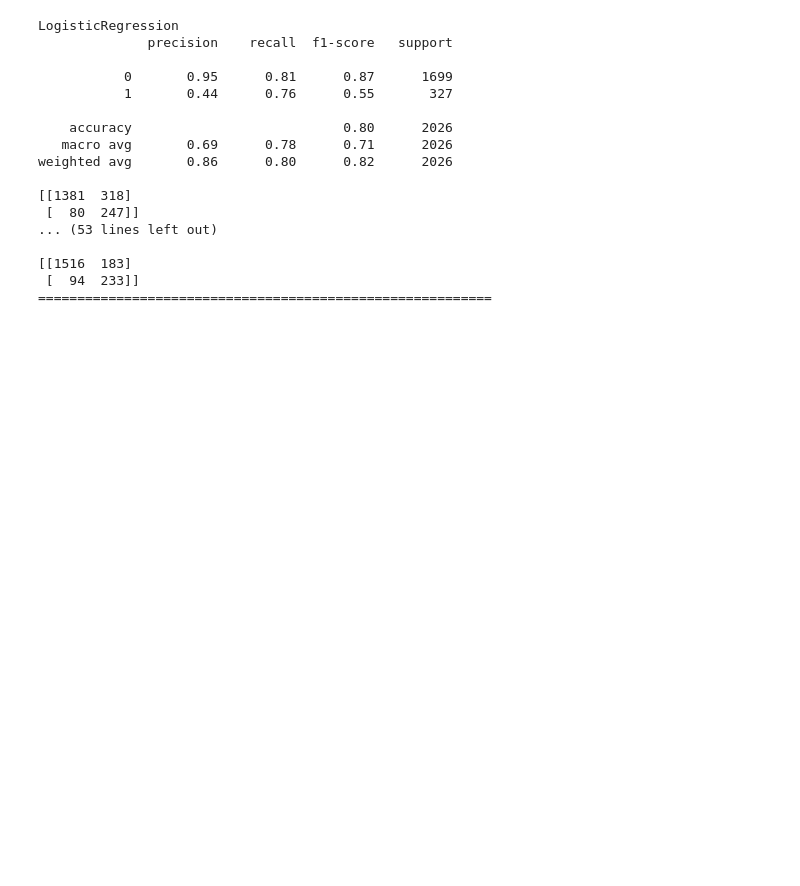
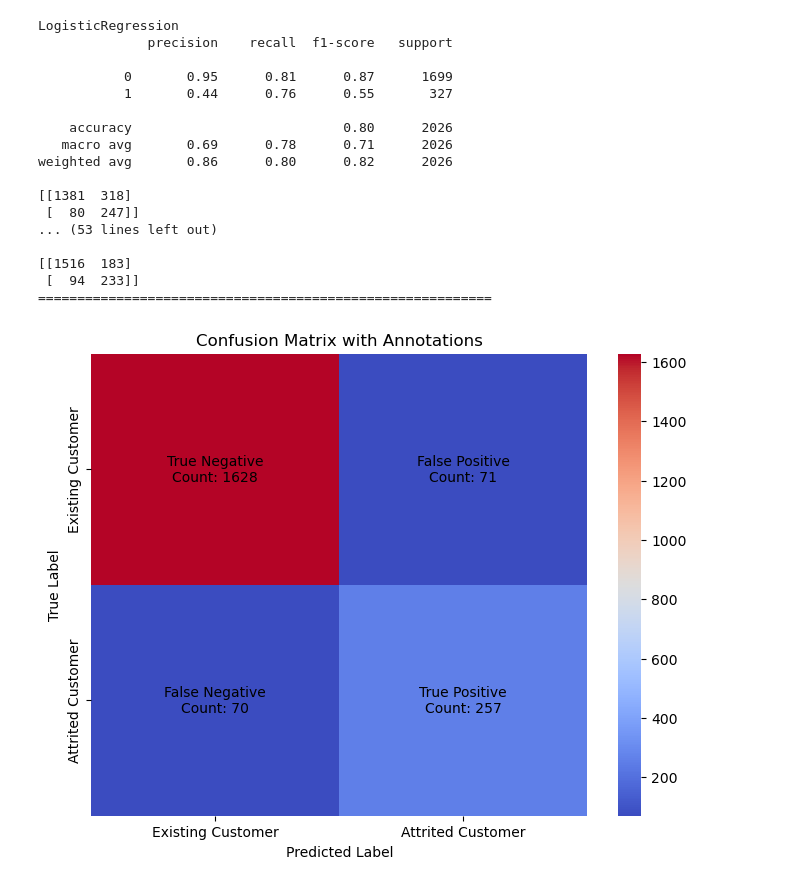
Before and after one commit to tnbsuntae/Credit_Card_Churn_Project, a Jupyter notebook: project.ipynb, the cells around one changed output. Saved outputs shown, nothing was run; the diff lists cells and outputs as text; code cells hidden in the pictures; blank space fills up the shorter version.

```diff
--- a/project.ipynb
+++ b/project.ipynb
@@ -631,3 +625,26 @@ weighted avg       0.86      0.80      0.82      2026
 [[1516  183]
  [  94  233]]
 ==========================================================
+# %%
+cm = confusion_matrix(y_test, y_pred)
+
+labels = ['Existing Customer', 'Attrited Customer']
+
+annotations = np.array([['True Negative', 'False Positive'],
+                        ['False Negative', 'True Positive']])
+
+plt.figure(figsize=(8, 6))
+ax = sns.heatmap(cm, annot=False, fmt='d', cmap='coolwarm', cbar=True, xticklabels=labels, yticklabels=labels)
+
+for i in range(cm.shape[0]):
+    for j in range(cm.shape[1]):
+        text = annotations[i, j] + f"\nCount: {cm[i, j]}"
+        ax.text(j + 0.5, i + 0.5, text, ha='center', va='center', color='black')
+
+plt.title('Confusion Matrix with Annotations')
+plt.xlabel('Predicted Label')
+plt.ylabel('True Label')
+
+plt.show()
+# %% [output]
+[figure, added]
```
Also changed, not shown: parts of 5 cells of this notebook.
